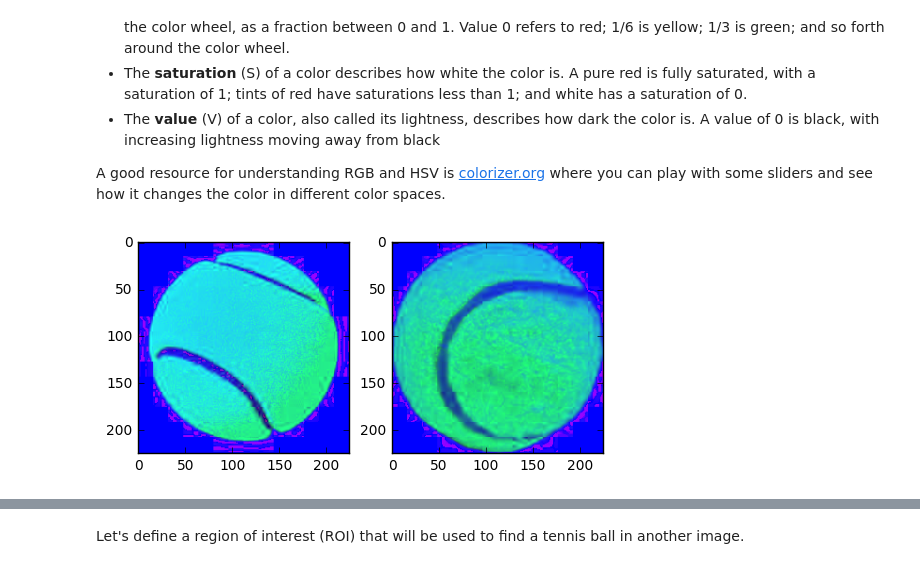
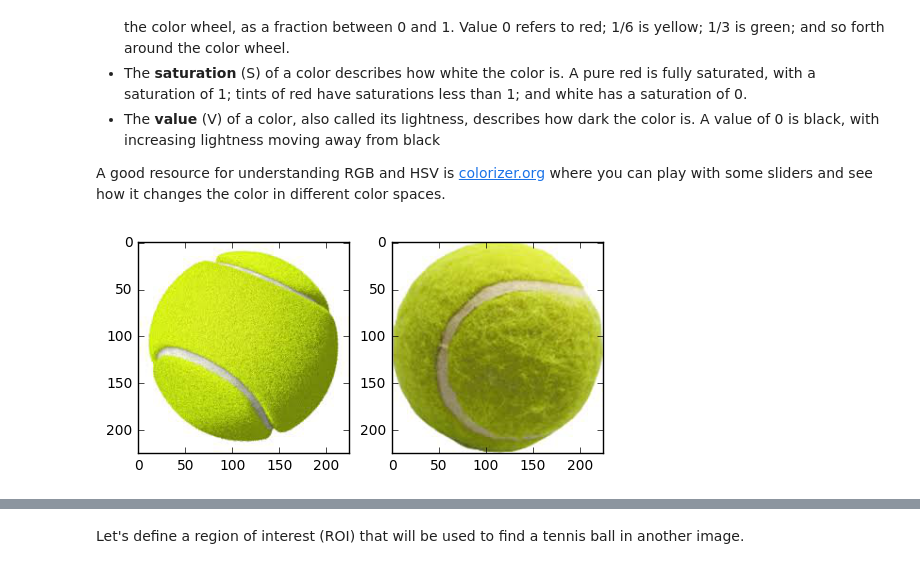
Before and after one commit to BrainSpawnInfosphere/walkingeye, a Jupyter notebook: docs/ipython/histogram_tracking.ipynb, the cells around one changed output, grey strips where cells are left out. Drawn from its saved outputs; the diff is of its cells as text; code cells hidden in the pictures.

```diff
--- a/docs/ipython/histogram_tracking.ipynb
+++ b/docs/ipython/histogram_tracking.ipynb
@@ -29,14 +29,14 @@ A good resource for understanding RGB and HSV is [colorizer.org](http://colorize
 # %%
 images = ['hist_pics/tennis_1.jpg', 'hist_pics/tennis_2.jpg']
 im = []
 for image in images:
     i = cv2.imread(image)
-    i = cv2.cvtColor(i, cv2.COLOR_BGR2HSV)
+    i = cv2.cvtColor(i, cv2.COLOR_BGR2RGB)  # pretty images
     im.append(i)
 
 plt.subplot(1,2,1)
 plt.imshow(im[0]);
 plt.subplot(1,2,2)
 plt.imshow(im[1]);
 # %% [output]
-[figure, old version]
+[figure, new version]
```
Also changed, not shown: parts of 13 cells of this notebook, 7 other files.
